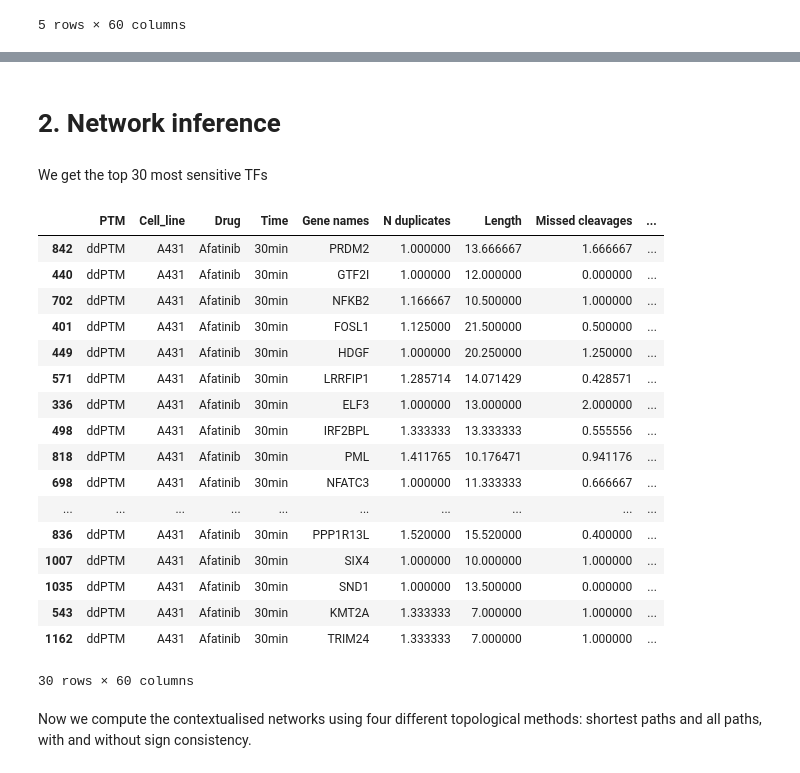
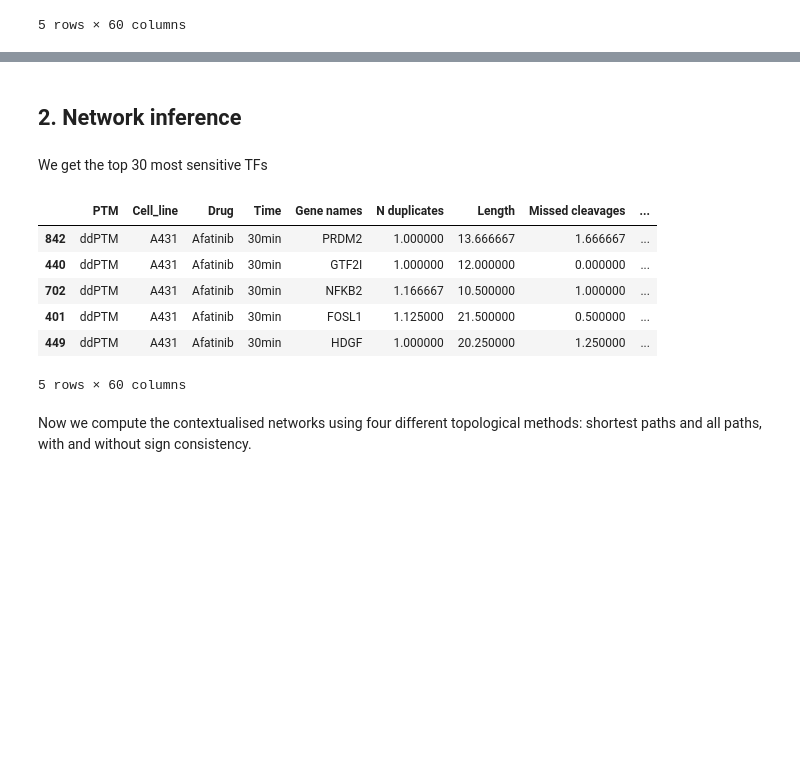
Before and after one commit to saezlab/networkcommons, a Jupyter notebook: docs/src/vignettes/3_evaluation_decryptm.ipynb, the cells around one changed output, grey strips where cells are left out. Cells and saved outputs as stored; diff of their text form; code cells hidden in the pictures; blank space fills up the shorter version.

```diff
--- a/docs/src/vignettes/3_evaluation_decryptm.ipynb
+++ b/docs/src/vignettes/3_evaluation_decryptm.ipynb
@@ -162,5 +150,5 @@ ec50_dict
 # %% [markdown]
-# 2. Network inference
+## 2. Network inference
 # %%
 source_dict = {'EGFR': -1}
 # %% [markdown]
@@ -168,26 +156,15 @@ We get the top 30 most sensitive TFs
 # %%
 measurements = measurements.sort_values('pEC50', ascending=False)
 measurements = measurements.head(30)
-measurements
+measurements.head()
 # %% [output]
 |  | PTM | Cell_line | Drug | Time | Gene names | N duplicates | Length | Missed cleavages | ... |
 | 842 | ddPTM | A431 | Afatinib | 30min | PRDM2 | 1.000000 | 13.666667 | 1.666667 | ... |
 | 440 | ddPTM | A431 | Afatinib | 30min | GTF2I | 1.000000 | 12.000000 | 0.000000 | ... |
 | 702 | ddPTM | A431 | Afatinib | 30min | NFKB2 | 1.166667 | 10.500000 | 1.000000 | ... |
 | 401 | ddPTM | A431 | Afatinib | 30min | FOSL1 | 1.125000 | 21.500000 | 0.500000 | ... |
 | 449 | ddPTM | A431 | Afatinib | 30min | HDGF | 1.000000 | 20.250000 | 1.250000 | ... |
-| 571 | ddPTM | A431 | Afatinib | 30min | LRRFIP1 | 1.285714 | 14.071429 | 0.428571 | ... |
-| 336 | ddPTM | A431 | Afatinib | 30min | ELF3 | 1.000000 | 13.000000 | 2.000000 | ... |
-| 498 | ddPTM | A431 | Afatinib | 30min | IRF2BPL | 1.333333 | 13.333333 | 0.555556 | ... |
-| 818 | ddPTM | A431 | Afatinib | 30min | PML | 1.411765 | 10.176471 | 0.941176 | ... |
-| 698 | ddPTM | A431 | Afatinib | 30min | NFATC3 | 1.000000 | 11.333333 | 0.666667 | ... |
-| ... | ... | ... | ... | ... | ... | ... | ... | ... | ... |
-| 836 | ddPTM | A431 | Afatinib | 30min | PPP1R13L | 1.520000 | 15.520000 | 0.400000 | ... |
-| 1007 | ddPTM | A431 | Afatinib | 30min | SIX4 | 1.000000 | 10.000000 | 1.000000 | ... |
-| 1035 | ddPTM | A431 | Afatinib | 30min | SND1 | 1.000000 | 13.500000 | 0.000000 | ... |
-| 543 | ddPTM | A431 | Afatinib | 30min | KMT2A | 1.333333 | 7.000000 | 1.000000 | ... |
-| 1162 | ddPTM | A431 | Afatinib | 30min | TRIM24 | 1.333333 | 7.000000 | 1.000000 | ... |
-30 rows × 60 columns
+5 rows × 60 columns
 # %%
 target_dict = dict(zip(measurements['Gene names'], measurements['Regulation']))
 # %% [markdown]
```
Also changed, not shown: parts of 2 cells of this notebook.
